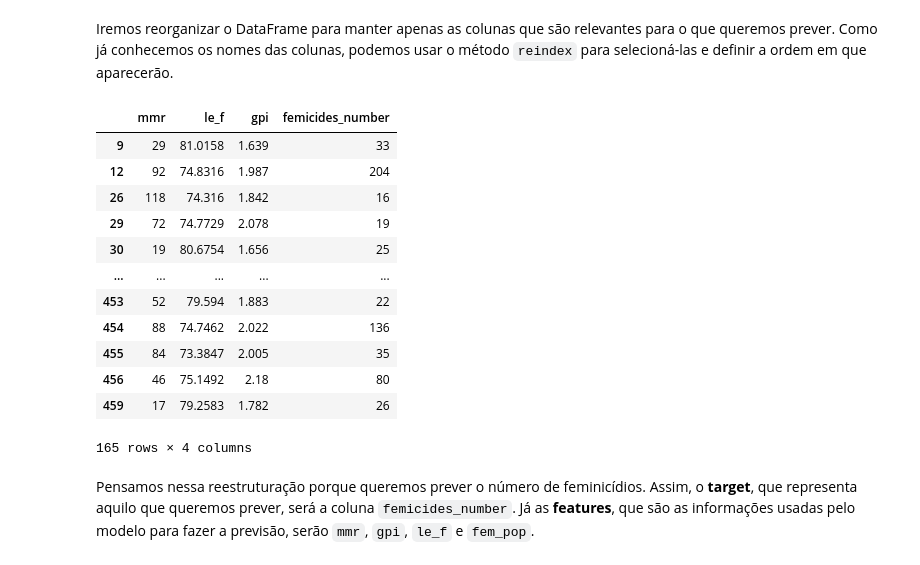
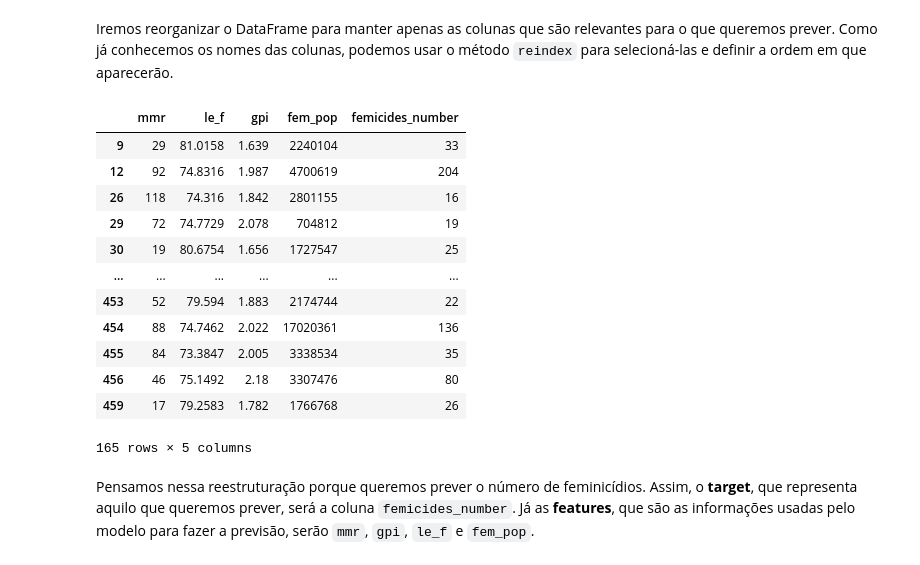
Before and after one commit to drcassar/biblioteca_real, a Jupyter notebook: Aprendizado de Máquina/Dados desbalanceados/T26 - Abraham Enrique Guzman Contreras/Esfinge.ipynb, the cells around one changed output. Drawn from its saved outputs; the diff is of its cells as text; code cells hidden in the pictures.

```diff
--- a/Aprendizado de Máquina/Dados desbalanceados/T26 - Abraham Enrique Guzman Contreras/Esfinge.ipynb
+++ b/Aprendizado de Máquina/Dados desbalanceados/T26 - Abraham Enrique Guzman Contreras/Esfinge.ipynb
@@ -241,29 +241,30 @@ Iremos reorganizar o DataFrame para manter apenas as colunas que são relevantes
 # %%
 colunas_interesse = [
     "mmr",
     "le_f",
     "gpi",
+    "fem_pop",
     "femicides_number",
 ]
 novo_df = df[colunas_interesse].copy()
 
 # vamos remover os valores ausentes
 df_sem_faltantes = novo_df.dropna().copy()
 df_sem_faltantes
 # %% [output]
-|  | mmr | le_f | gpi | femicides_number |
-| 9 | 29 | 81.0158 | 1.639 | 33 |
-| 12 | 92 | 74.8316 | 1.987 | 204 |
-| 26 | 118 | 74.316 | 1.842 | 16 |
-| 29 | 72 | 74.7729 | 2.078 | 19 |
-| 30 | 19 | 80.6754 | 1.656 | 25 |
-| ... | ... | ... | ... | ... |
-| 453 | 52 | 79.594 | 1.883 | 22 |
-| 454 | 88 | 74.7462 | 2.022 | 136 |
-| 455 | 84 | 73.3847 | 2.005 | 35 |
-| 456 | 46 | 75.1492 | 2.18 | 80 |
-| 459 | 17 | 79.2583 | 1.782 | 26 |
+|  | mmr | le_f | gpi | fem_pop | femicides_number |
+| 9 | 29 | 81.0158 | 1.639 | 2240104 | 33 |
+| 12 | 92 | 74.8316 | 1.987 | 4700619 | 204 |
+| 26 | 118 | 74.316 | 1.842 | 2801155 | 16 |
+| 29 | 72 | 74.7729 | 2.078 | 704812 | 19 |
+| 30 | 19 | 80.6754 | 1.656 | 1727547 | 25 |
+| ... | ... | ... | ... | ... | ... |
+| 453 | 52 | 79.594 | 1.883 | 2174744 | 22 |
+| 454 | 88 | 74.7462 | 2.022 | 17020361 | 136 |
+| 455 | 84 | 73.3847 | 2.005 | 3338534 | 35 |
+| 456 | 46 | 75.1492 | 2.18 | 3307476 | 80 |
+| 459 | 17 | 79.2583 | 1.782 | 1766768 | 26 |
-165 rows × 4 columns
+165 rows × 5 columns
 # %% [markdown]
 Pensamos nessa reestruturação porque queremos prever o número de feminicídios. Assim, o **target**, que representa aquilo que queremos prever, será a coluna `femicides_number`. Já as **features**, que são as informações usadas pelo modelo para fazer a previsão, serão `mmr`, `gpi`, `le_f` e `fem_pop`.
 # %% [markdown]
```
Also changed, not shown: parts of 13 cells of this notebook.
